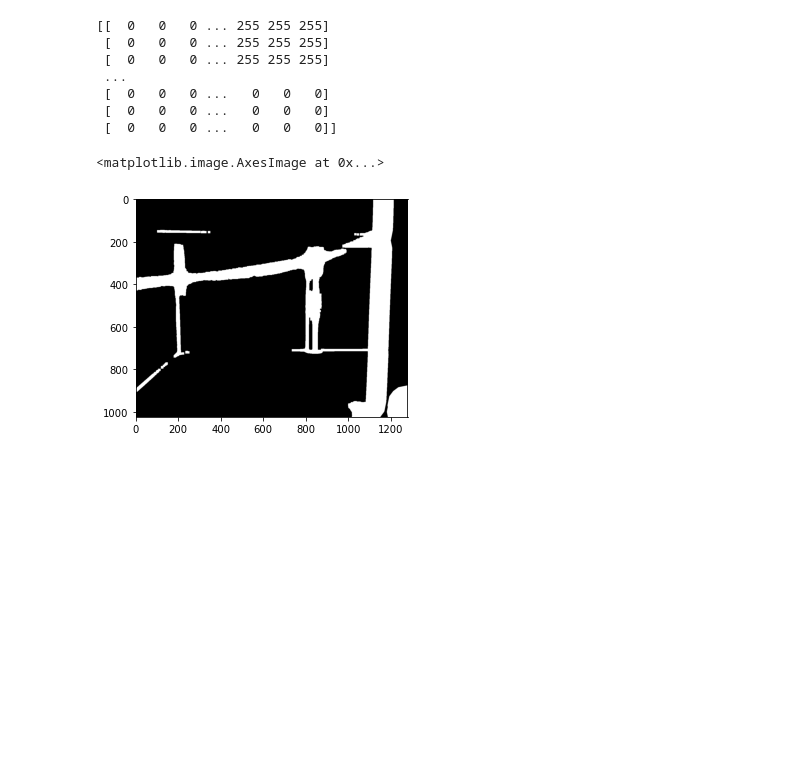
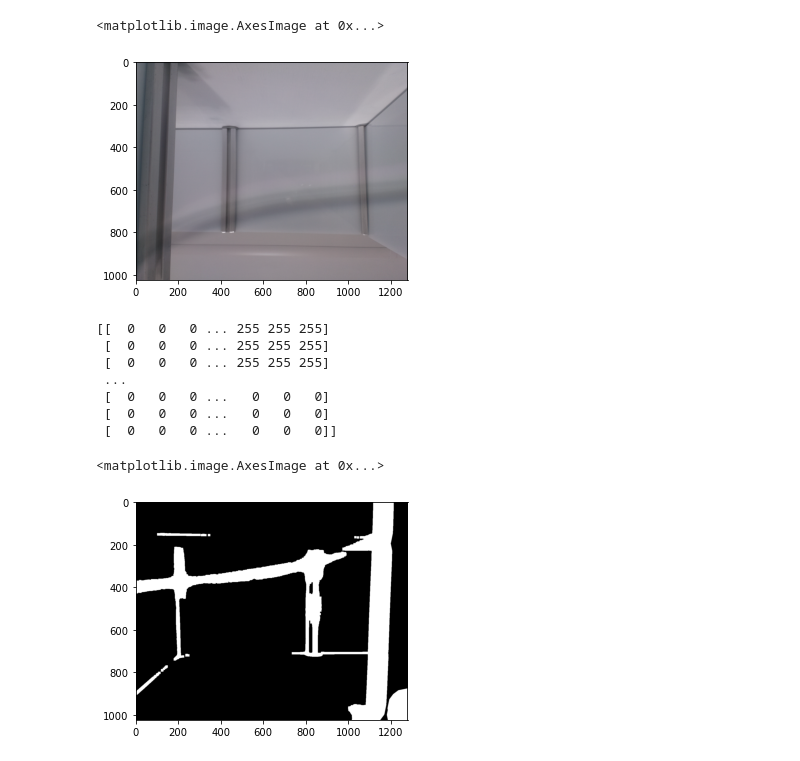
Before and after one commit to aqsakhan2022/Msc-Project, a Jupyter notebook: Code/Untitled2.ipynb, the cells around one changed output. Drawn from its saved outputs; the diff is of its cells as text; code cells hidden in the pictures; blank space fills up the shorter version.

```diff
--- a/Code/Untitled2.ipynb
+++ b/Code/Untitled2.ipynb
@@ -16,3 +45,8 @@ plt.imshow(fixColor(thresh))
+# %%
+plt.imshow(source)
+# %% [output]
+<matplotlib.image.AxesImage at 0x...>
+[figure, added]
 # %%
 # noise removal
 kernel = np.ones((3,3),np.uint8)
```
Also changed, not shown: parts of 3 cells of this notebook, 3 other files.
